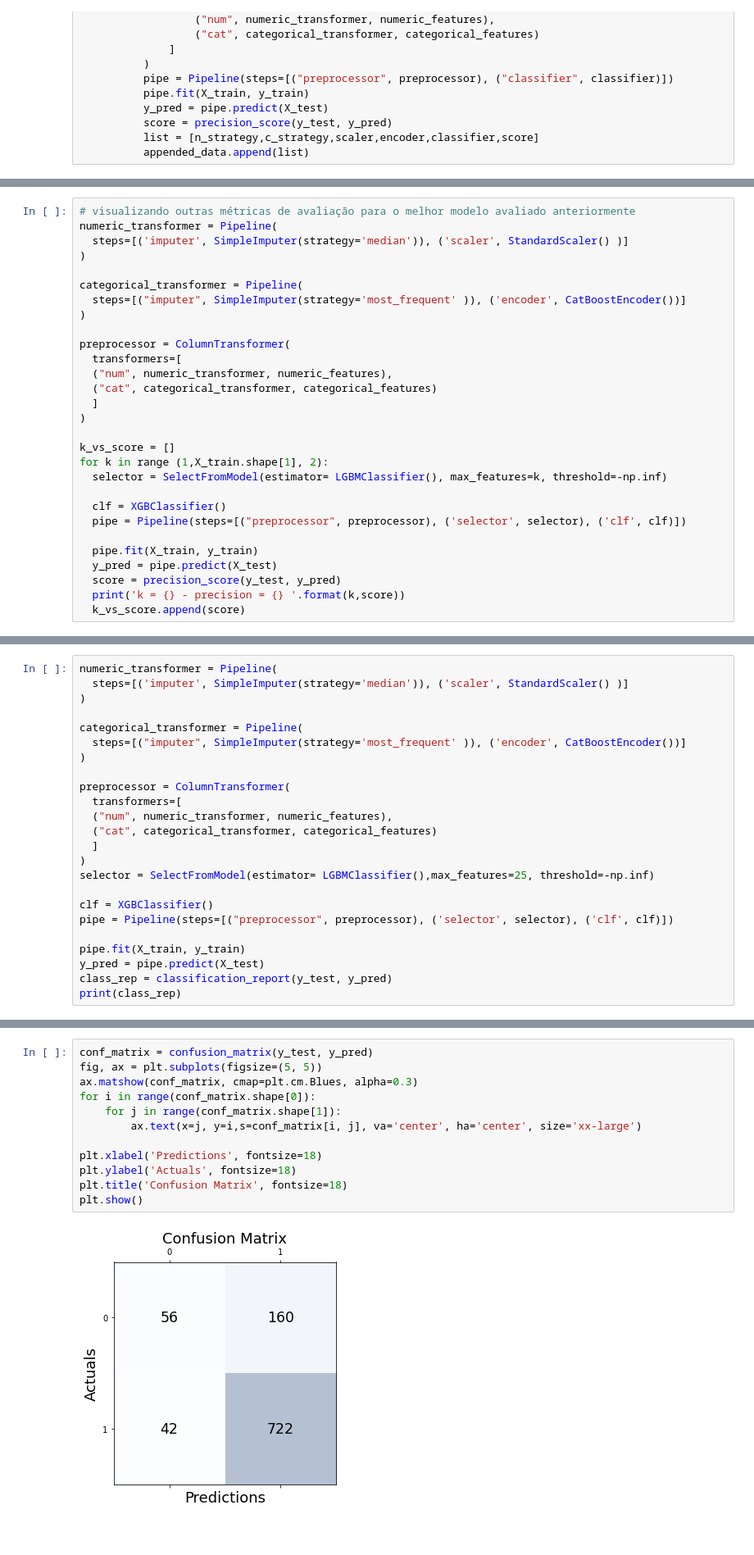
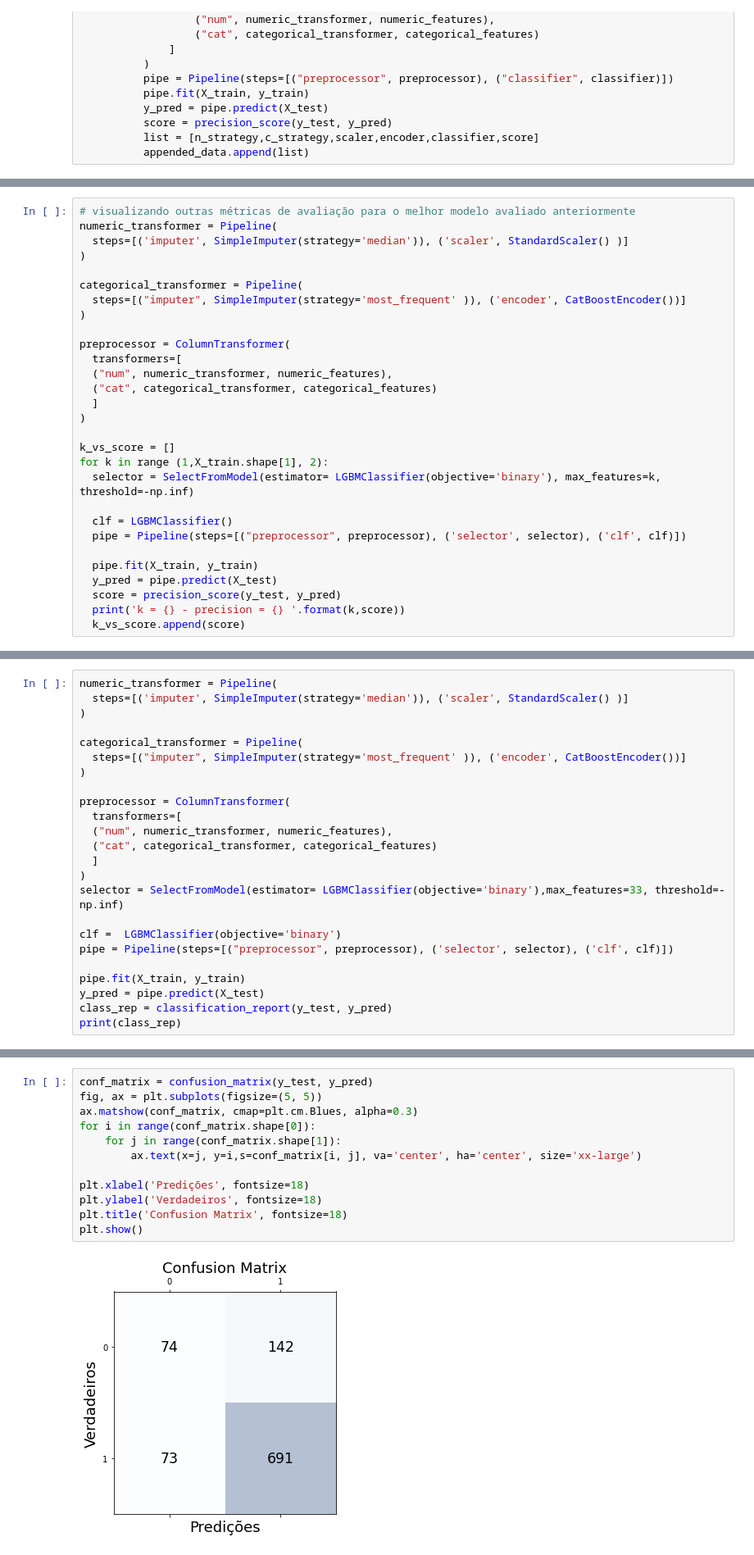
Before and after one commit to xandeea/Loan-Default-Prediction-Nigeria, a Jupyter notebook: Loan_Default_Prediction.ipynb, the cells around one changed output, grey strips where cells are left out. Shown: that part at 82% size. Drawn from its saved outputs; the diff is of its cells as text.

```diff
--- a/Loan_Default_Prediction.ipynb
+++ b/Loan_Default_Prediction.ipynb
@@ -399,9 +397,9 @@ preprocessor = ColumnTransformer(
 
 k_vs_score = []
 for k in range (1,X_train.shape[1], 2):
-  selector = SelectFromModel(estimator= LGBMClassifier(), max_features=k, threshold=-np.inf)
+  selector = SelectFromModel(estimator= LGBMClassifier(objective='binary'), max_features=k, threshold=-np.inf)
 
-  clf = XGBClassifier()
+  clf = LGBMClassifier()
   pipe = Pipeline(steps=[("preprocessor", preprocessor), ('selector', selector), ('clf', clf)])
 
   pipe.fit(X_train, y_train)
@@ -443,9 +441,9 @@ preprocessor = ColumnTransformer(
   ("cat", categorical_transformer, categorical_features)
   ]
 )
-selector = SelectFromModel(estimator= LGBMClassifier(),max_features=25, threshold=-np.inf)
+selector = SelectFromModel(estimator= LGBMClassifier(objective='binary'),max_features=33, threshold=-np.inf)
 
-clf = XGBClassifier()
+clf =  LGBMClassifier(objective='binary')
 pipe = Pipeline(steps=[("preprocessor", preprocessor), ('selector', selector), ('clf', clf)])
 
 pipe.fit(X_train, y_train)
@@ -464,14 +462,14 @@ weighted avg       0.76      0.79      0.76       980
 # %%
 conf_matrix = confusion_matrix(y_test, y_pred)
 fig, ax = plt.subplots(figsize=(5, 5))
 ax.matshow(conf_matrix, cmap=plt.cm.Blues, alpha=0.3)
 for i in range(conf_matrix.shape[0]):
     for j in range(conf_matrix.shape[1]):
         ax.text(x=j, y=i,s=conf_matrix[i, j], va='center', ha='center', size='xx-large')
 
-plt.xlabel('Predictions', fontsize=18)
-plt.ylabel('Actuals', fontsize=18)
+plt.xlabel('Predições', fontsize=18)
+plt.ylabel('Verdadeiros', fontsize=18)
 plt.title('Confusion Matrix', fontsize=18)
 plt.show()
 # %% [output]
-[figure, old version]
+[figure, new version]
```
Also changed, not shown: parts of 4 cells of this notebook.
